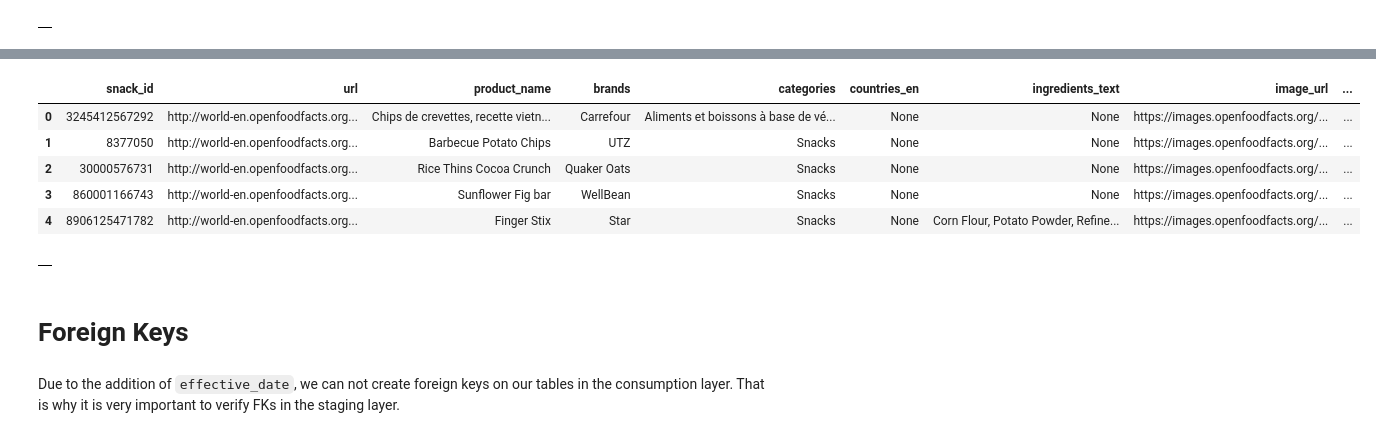
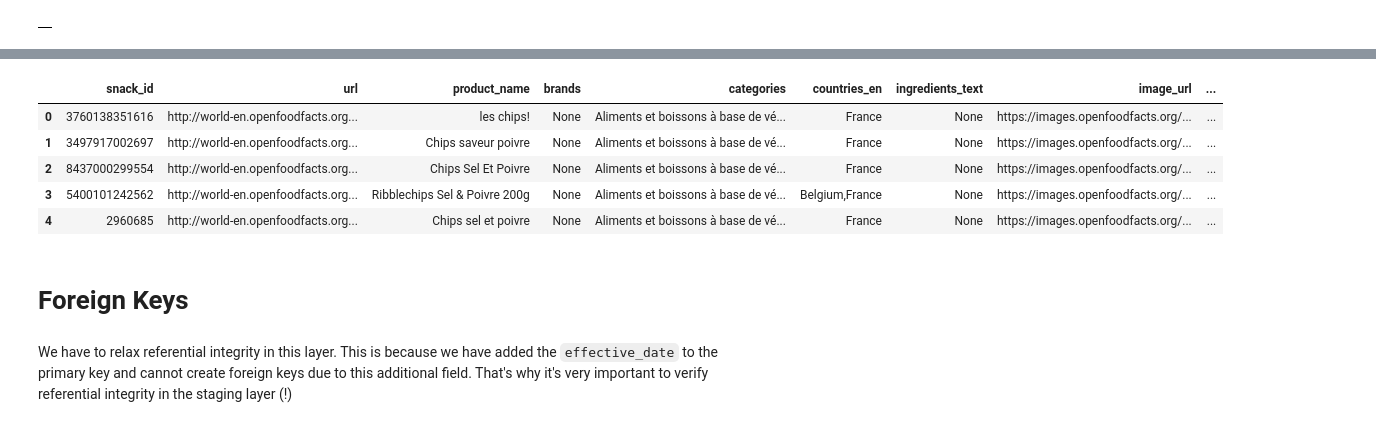
Before and after one commit to cs329e-spring2024/snippets, a Jupyter notebook: p4-csp-layer.ipynb, the cells around one changed output, grey strips where cells are left out. Saved outputs shown, nothing was run; the diff lists cells and outputs as text; code cells hidden in the pictures.

Commit message:
fixed multiple bugs in final tables

```diff
--- a/p4-csp-layer.ipynb
+++ b/p4-csp-layer.ipynb
@@ -208,20 +452,15 @@ create or replace table airline_csp.Snack
 # %%
 %%bigquery
-select * from airline_csp.Snack
+select * from airline_stg.Snack
 limit 5
 # %% [output]
 |  | snack_id | url | product_name | brands | categories | countries_en | ingredients_text | image_url | ... |
-| 0 | 3245412567292 | http://world-en.openfoodfacts.org... | Chips de crevettes, recette vietn... | Carrefour | Aliments et boissons à base de vé... | None | None | https://images.openfoodfacts.org/... | ... |
-| 1 | 8377050 | http://world-en.openfoodfacts.org... | Barbecue Potato Chips | UTZ | Snacks | None | None | https://images.openfoodfacts.org/... | ... |
-| 2 | 30000576731 | http://world-en.openfoodfacts.org... | Rice Thins Cocoa Crunch | Quaker Oats | Snacks | None | None | https://images.openfoodfacts.org/... | ... |
-| 3 | 860001166743 | http://world-en.openfoodfacts.org... | Sunflower Fig bar | WellBean | Snacks | None | None | https://images.openfoodfacts.org/... | ... |
-| 4 | 8906125471782 | http://world-en.openfoodfacts.org... | Finger Stix | Star | Snacks | None | Corn Flour, Potato Powder, Refine... | https://images.openfoodfacts.org/... | ... |
+| 0 | 3760138351616 | http://world-en.openfoodfacts.org... | les chips! | None | Aliments et boissons à base de vé... | France | None | https://images.openfoodfacts.org/... | ... |
+| 1 | 3497917002697 | http://world-en.openfoodfacts.org... | Chips saveur poivre | None | Aliments et boissons à base de vé... | France | None | https://images.openfoodfacts.org/... | ... |
+| 2 | 8437000299554 | http://world-en.openfoodfacts.org... | Chips Sel Et Poivre | None | Aliments et boissons à base de vé... | France | None | https://images.openfoodfacts.org/... | ... |
+| 3 | 5400101242562 | http://world-en.openfoodfacts.org... | Ribblechips Sel & Poivre 200g | None | Aliments et boissons à base de vé... | Belgium,France | None | https://images.openfoodfacts.org/... | ... |
+| 4 | 2960685 | http://world-en.openfoodfacts.org... | Chips sel et poivre | None | Aliments et boissons à base de vé... | France | None | https://images.openfoodfacts.org/... | ... |
-# %%
-%%bigquery
-alter table airline_csp.Snack add primary key (snack_id, effective_time) not enforced
-# %% [output]
-|  |
 # %% [markdown]
 # Foreign Keys
 # %% [markdown]
-Due to the addition of `effective_date`, we can not create foreign keys on our tables in the consumption layer. That is why it is very important to verify FKs in the staging layer.
+We have to relax referential integrity in this layer. This is because we have added the `effective_date` to the primary key and cannot create foreign keys due to this additional field. That's why it's very important to verify referential integrity in the staging layer (!)
```
Also changed, not shown: parts of 31 cells of this notebook.
